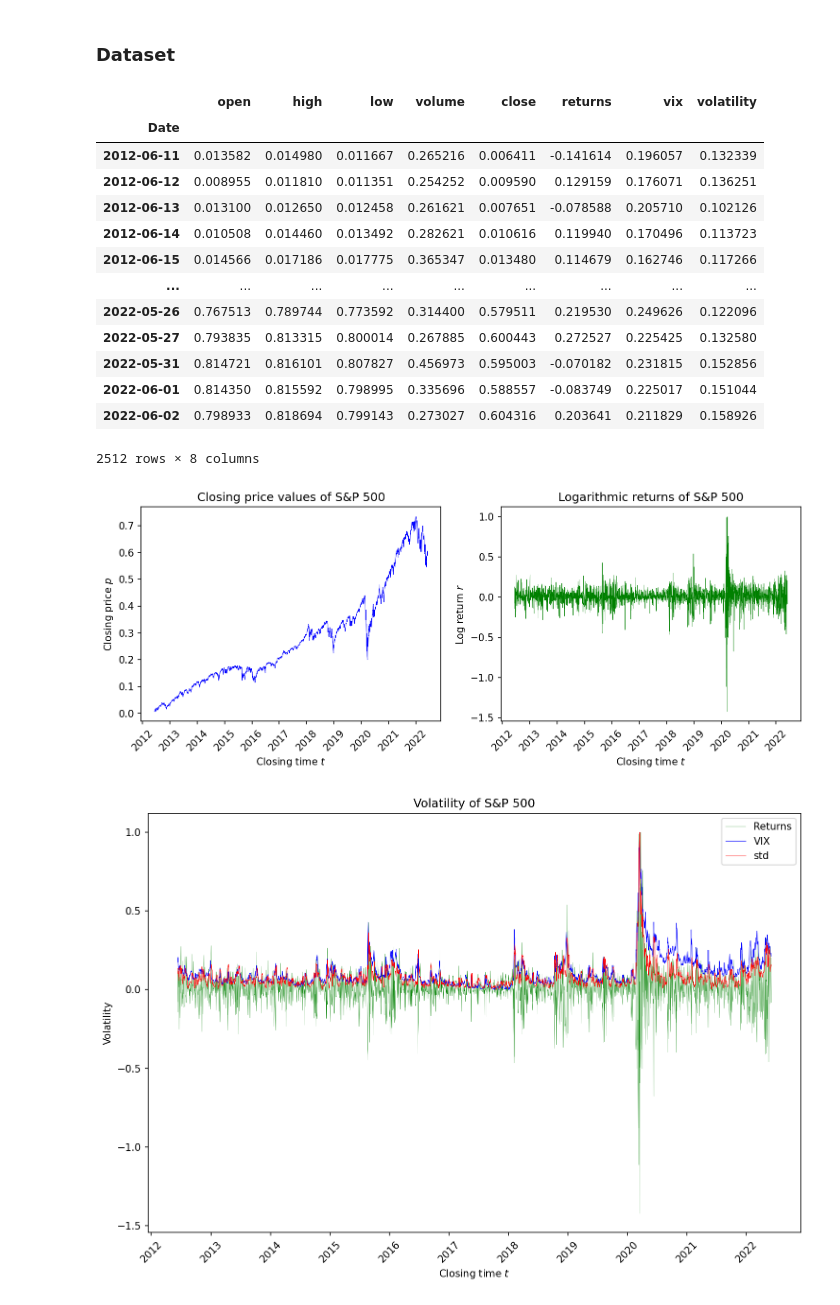
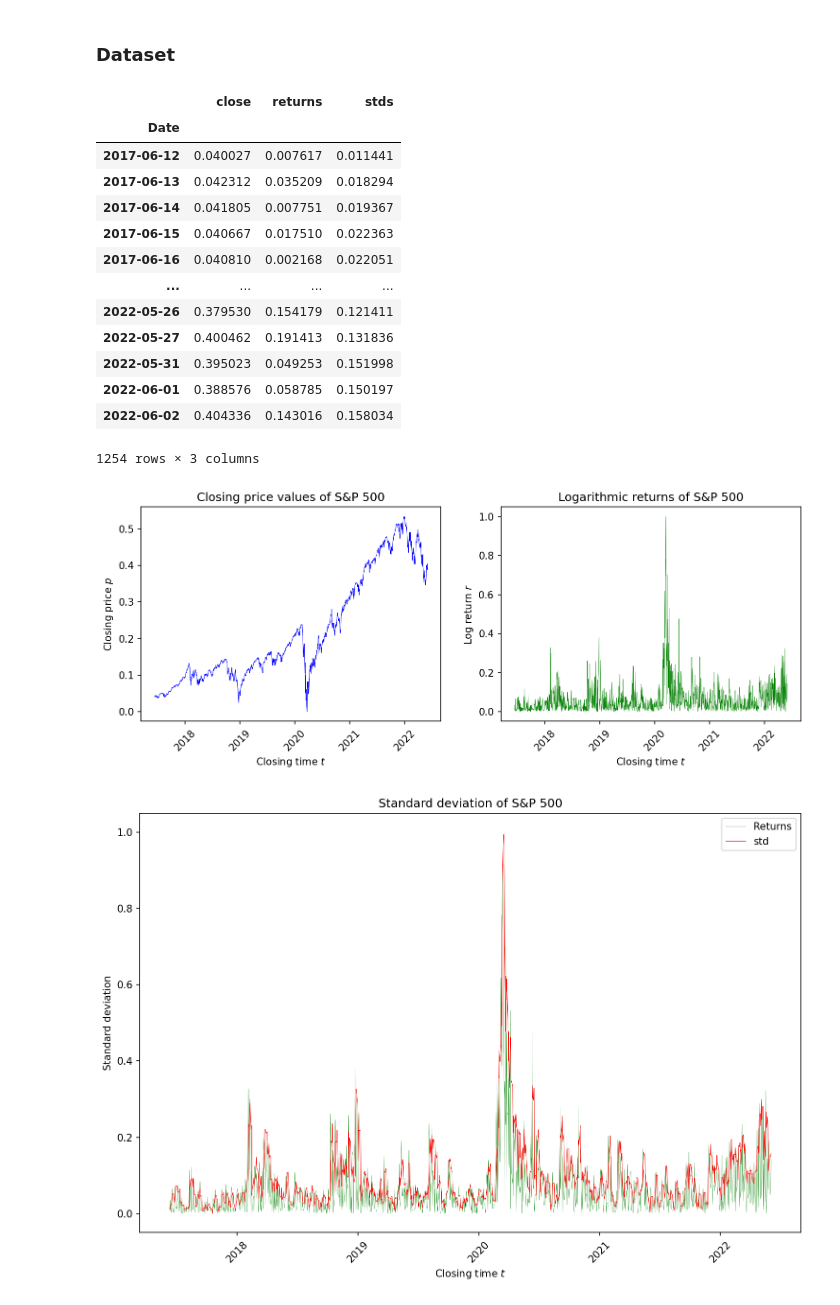
Before and after one commit to gittmp/sustainable-risk-modelling, a Jupyter notebook: Program/risk-forecasting.ipynb, the cells around one changed output. Cells and saved outputs as stored; diff of their text form; code cells hidden in the pictures.

```diff
--- a/Program/risk-forecasting.ipynb
+++ b/Program/risk-forecasting.ipynb
@@ -33,12 +16,11 @@ from sklearn.model_selection import train_test_split
 # %%
-SERIES_PERIOD = '10y'
+SERIES_PERIOD = '5y'
 SERIES_INTERVAL = '1d'
 
-DATA_VARIABLES = 'univariate'
 LOOKBACK_WINDOW = 10
 TRAIN_TEST_SPLIT = 0.9
 
-EPOCHS = 10
+EPOCHS = 50
 BATCH_SIZE = 32
 # %% [markdown]
 ### Dataset
@@ -54,80 +36,58 @@ close = sp500_history.Close.loc[sp500_history.Close != 0][:-1]
 log_returns = np.log(close) - np.log(close.shift(1))
 log_returns.dropna(inplace=True)
 
-# fetch VIX volatility data
-vix = '^VIX'
-vix_data = yf.Ticker(vix)
-vix_history = vix_data.history(period=SERIES_PERIOD, interval=SERIES_INTERVAL)
-vix_close = vix_history.Close.loc[vix_history.Close != 0][:-1]
-
 # compute numerical volitility as standard deviation over 5-point rolling window
-volatility = close.pct_change().rolling(5).std()
+stds = close.pct_change().rolling(5).std()
 
 # generate dataframe of closing prices and log returns
 X = pd.DataFrame({
-    'open': sp500_history.Open[:-1] - sp500_history.Open[:-1].min(),
-    'high': sp500_history.High[:-1] - sp500_history.High[:-1].min(),
-    'low': sp500_history.Low[:-1] - sp500_history.Low[:-1].min(),
-    'volume': sp500_history.Volume[:-1] - sp500_history.Volume[:-1].min(),
-
-    'close': close - close.min(),
-    'returns': log_returns,
-    'vix': vix_close - vix_close.min(),
-    'volatility': volatility - volatility.min()
+    'close': (close - close.min()) / close.max(),
+    'returns': (np.abs(log_returns) - np.abs(log_returns).min()) / np.abs(log_returns).max(),
+    'stds': (stds - stds.min()) / stds.max()
 })
 
 # remove NaN values and normalise
 X.dropna(inplace=True)
-X.open = X.open / X.open.max()
-X.high = X.high / X.high.max()
-X.low = X.low / X.low.max()
-X.volume = X.volume / X.volume.max()
-
-X.close = X.close / close.max()
-X.returns = X.returns / X.returns.max()
-X.vix = X.vix / X.vix.max()
-X.volatility = X.volatility / X.volatility.max()
 
 X
 # %% [output]
-|  | open | high | low | volume | close | returns | vix | volatility |
-| Date |  |  |  |  |  |  |  |  |
-| 2012-06-11 | 0.013582 | 0.014980 | 0.011667 | 0.265216 | 0.006411 | -0.141614 | 0.196057 | 0.132339 |
-| 2012-06-12 | 0.008955 | 0.011810 | 0.011351 | 0.254252 | 0.009590 | 0.129159 | 0.176071 | 0.136251 |
-| 2012-06-13 | 0.013100 | 0.012650 | 0.012458 | 0.261621 | 0.007651 | -0.078588 | 0.205710 | 0.102126 |
-| 2012-06-14 | 0.010508 | 0.014460 | 0.013492 | 0.282621 | 0.010616 | 0.119940 | 0.170496 | 0.113723 |
-| 2012-06-15 | 0.014566 | 0.017186 | 0.017775 | 0.365347 | 0.013480 | 0.114679 | 0.162746 | 0.117266 |
-| ... | ... | ... | ... | ... | ... | ... | ... | ... |
-| 2022-05-26 | 0.767513 | 0.789744 | 0.773592 | 0.314400 | 0.579511 | 0.219530 | 0.249626 | 0.122096 |
-| 2022-05-27 | 0.793835 | 0.813315 | 0.800014 | 0.267885 | 0.600443 | 0.272527 | 0.225425 | 0.132580 |
-| 2022-05-31 | 0.814721 | 0.816101 | 0.807827 | 0.456973 | 0.595003 | -0.070182 | 0.231815 | 0.152856 |
-| 2022-06-01 | 0.814350 | 0.815592 | 0.798995 | 0.335696 | 0.588557 | -0.083749 | 0.225017 | 0.151044 |
-| 2022-06-02 | 0.798933 | 0.818694 | 0.799143 | 0.273027 | 0.604316 | 0.203641 | 0.211829 | 0.158926 |
+|  | close | returns | stds |
+| Date |  |  |  |
+| 2017-06-12 | 0.040027 | 0.007617 | 0.011441 |
+| 2017-06-13 | 0.042312 | 0.035209 | 0.018294 |
+| 2017-06-14 | 0.041805 | 0.007751 | 0.019367 |
+| 2017-06-15 | 0.040667 | 0.017510 | 0.022363 |
+| 2017-06-16 | 0.040810 | 0.002168 | 0.022051 |
+| ... | ... | ... | ... |
+| 2022-05-26 | 0.379530 | 0.154179 | 0.121411 |
+| 2022-05-27 | 0.400462 | 0.191413 | 0.131836 |
+| 2022-05-31 | 0.395023 | 0.049253 | 0.151998 |
+| 2022-06-01 | 0.388576 | 0.058785 | 0.150197 |
+| 2022-06-02 | 0.404336 | 0.143016 | 0.158034 |
-2512 rows × 8 columns
+1254 rows × 3 columns
 # %%
 fig, ax = plt.subplots(1, 2, figsize=(12, 4), dpi=150)
 
 ax[0].plot(X.close, linewidth=0.5, color='b')
 ax[0].set(title=f'Closing price values of S&P 500', xlabel=r'Closing time $t$', ylabel=r'Closing price $p$')
 ax[0].tick_params(axis='x', rotation=45)
 
 ax[1].plot(X.returns, linewidth=0.3, color='g')
 ax[1].set(title=f'Logarithmic returns of S&P 500', xlabel=r'Closing time $t$', ylabel=r'Log return $r$')
 ax[1].tick_params(axis='x', rotation=45)
 
 fig, ax = plt.subplots(figsize=(10, 7), dpi=150)
 ax.plot(X.returns, linewidth=0.2, color='g', label='Returns')
-ax.plot(X.vix, linewidth=0.5, color='b', label='VIX')
-ax.plot(X.volatility, linewidth=0.5, color='r', label='std')
-ax.set(title=f'Volatility of S&P 500', xlabel=r'Closing time $t$', ylabel=r'Volatility')
+ax.plot(X.stds, linewidth=0.5, color='r', label='std')
+ax.set(title=f'Standard deviation of S&P 500', xlabel=r'Closing time $t$', ylabel=r'Standard deviation')
 ax.tick_params(axis='x', rotation=45)
 ax.legend()
 
 plt.tight_layout()
 plt.show()
 # %% [output]
-[figure, old version]
+[figure, new version]
-[figure, old version]
+[figure, new version]
 # %%
 # build dataset:
 #   each instance consists of a `LOOKBACK_WINDOW` length time series (prev `LOOKBACK_WINDOW`) over variables
```
Also changed, not shown: parts of 11 cells of this notebook.
